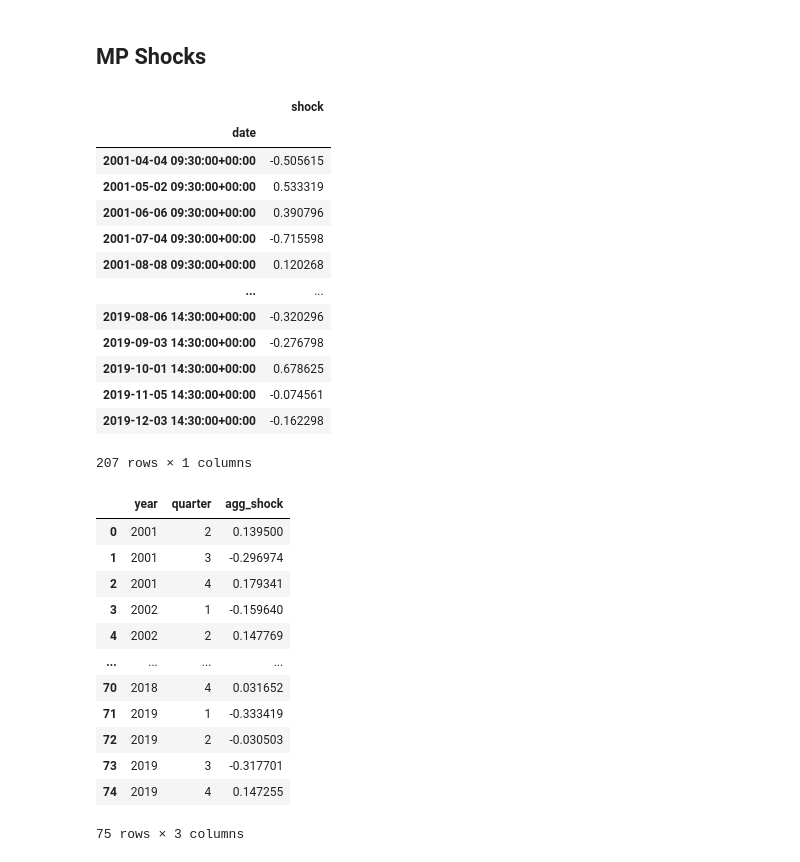
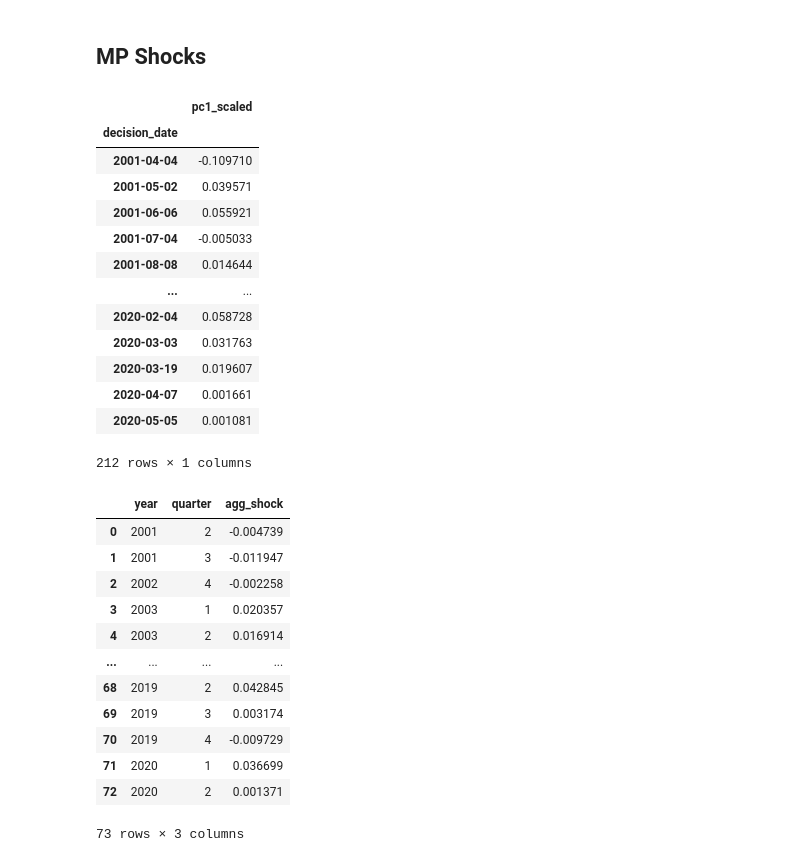
Before and after one commit to anna-mn-liang/econ6912-replication, a Jupyter notebook: src/scripts/data_cleaning.ipynb, the cells around one changed output. Drawn from its saved outputs; the diff is of its cells as text; code cells hidden in the pictures.

Commit message:
Fix: use MP surprises as the correct shock

```diff
--- a/src/scripts/data_cleaning.ipynb
+++ b/src/scripts/data_cleaning.ipynb
@@ -529,57 +529,60 @@ df_combined.to_excel(out_dir /"quarterly_data_AUS.xlsx", index=False)
 # %% [markdown]
 ## MP Shocks
 # %%
-pdata_filepath = data_dir_aus / "asx-shock.csv"
+pdata_filepath = data_dir_aus / "mp-surprises.csv"
 pdata = pd.read_csv(pdata_filepath)
+pdata
 
-pdata['date_time'] = pd.to_datetime(pdata['date_time'])
-pdata.columns = ['date', 'shock']
+pdata['decision_date'] = pd.to_datetime(pdata['decision_date'])
+pdata = pdata.drop(columns=['decision_date_time', 'cashrate_change'])
 pdata = pdata.set_index(pdata.columns[0])
+
 pdata
 # %% [output]
-|  | shock |
-| date |  |
-| 2001-04-04 09:30:00+00:00 | -0.505615 |
-| 2001-05-02 09:30:00+00:00 | 0.533319 |
-| 2001-06-06 09:30:00+00:00 | 0.390796 |
-| 2001-07-04 09:30:00+00:00 | -0.715598 |
-| 2001-08-08 09:30:00+00:00 | 0.120268 |
+|  | pc1_scaled |
+| decision_date |  |
+| 2001-04-04 | -0.109710 |
+| 2001-05-02 | 0.039571 |
+| 2001-06-06 | 0.055921 |
+| 2001-07-04 | -0.005033 |
+| 2001-08-08 | 0.014644 |
 | ... | ... |
-| 2019-08-06 14:30:00+00:00 | -0.320296 |
-| 2019-09-03 14:30:00+00:00 | -0.276798 |
-| 2019-10-01 14:30:00+00:00 | 0.678625 |
-| 2019-11-05 14:30:00+00:00 | -0.074561 |
-| 2019-12-03 14:30:00+00:00 | -0.162298 |
+| 2020-02-04 | 0.058728 |
+| 2020-03-03 | 0.031763 |
+| 2020-03-19 | 0.019607 |
+| 2020-04-07 | 0.001661 |
+| 2020-05-05 | 0.001081 |
-207 rows × 1 columns
+212 rows × 1 columns
 # %%
 # Aggregate to monthly shocks to quarterly
 
 # Ensure 'year' and 'quarter' columns are present
 pdata['year'] = pdata.index.year
 pdata['quarter'] = pdata.index.quarter
 
 # Group by year and quarter, then calculate the mean shock for each quarter
-pdata['agg_shock'] = pdata.groupby(['year', 'quarter'])['shock'].transform(lambda x: x.rolling(window=2).mean() if len(x) == 2 else x.rolling(window=3).mean())
+pdata['agg_shock'] = pdata.groupby(['year', 'quarter'])['pc1_scaled'].transform(lambda x: x.rolling(window=2).mean() if len(x) == 2 else x.rolling(window=3).mean())
+
 
 # Keep quarter end rows only
 pdata = pdata.dropna(subset=['agg_shock'])
 pdata = pdata[['year', 'quarter', 'agg_shock']]
 pdata.reset_index(drop=True, inplace=True)
 pdata
 # %% [output]
 |  | year | quarter | agg_shock |
-| 0 | 2001 | 2 | 0.139500 |
-| 1 | 2001 | 3 | -0.296974 |
-| 2 | 2001 | 4 | 0.179341 |
-| 3 | 2002 | 1 | -0.159640 |
-| 4 | 2002 | 2 | 0.147769 |
+| 0 | 2001 | 2 | -0.004739 |
+| 1 | 2001 | 3 | -0.011947 |
+| 2 | 2002 | 4 | -0.002258 |
+| 3 | 2003 | 1 | 0.020357 |
+| 4 | 2003 | 2 | 0.016914 |
 | ... | ... | ... | ... |
-| 70 | 2018 | 4 | 0.031652 |
-| 71 | 2019 | 1 | -0.333419 |
-| 72 | 2019 | 2 | -0.030503 |
-| 73 | 2019 | 3 | -0.317701 |
-| 74 | 2019 | 4 | 0.147255 |
+| 68 | 2019 | 2 | 0.042845 |
+| 69 | 2019 | 3 | 0.003174 |
+| 70 | 2019 | 4 | -0.009729 |
+| 71 | 2020 | 1 | 0.036699 |
+| 72 | 2020 | 2 | 0.001371 |
-75 rows × 3 columns
+73 rows × 3 columns
 # %%
 # Write the cleaned data to an Excel file in the data directory for the scripts to use
 pdata.to_excel(data_dir /"quarterly_shocks_AUS.xlsx", index=False)
```
Also changed, not shown: parts of 3 cells of this notebook, 4 other files.
